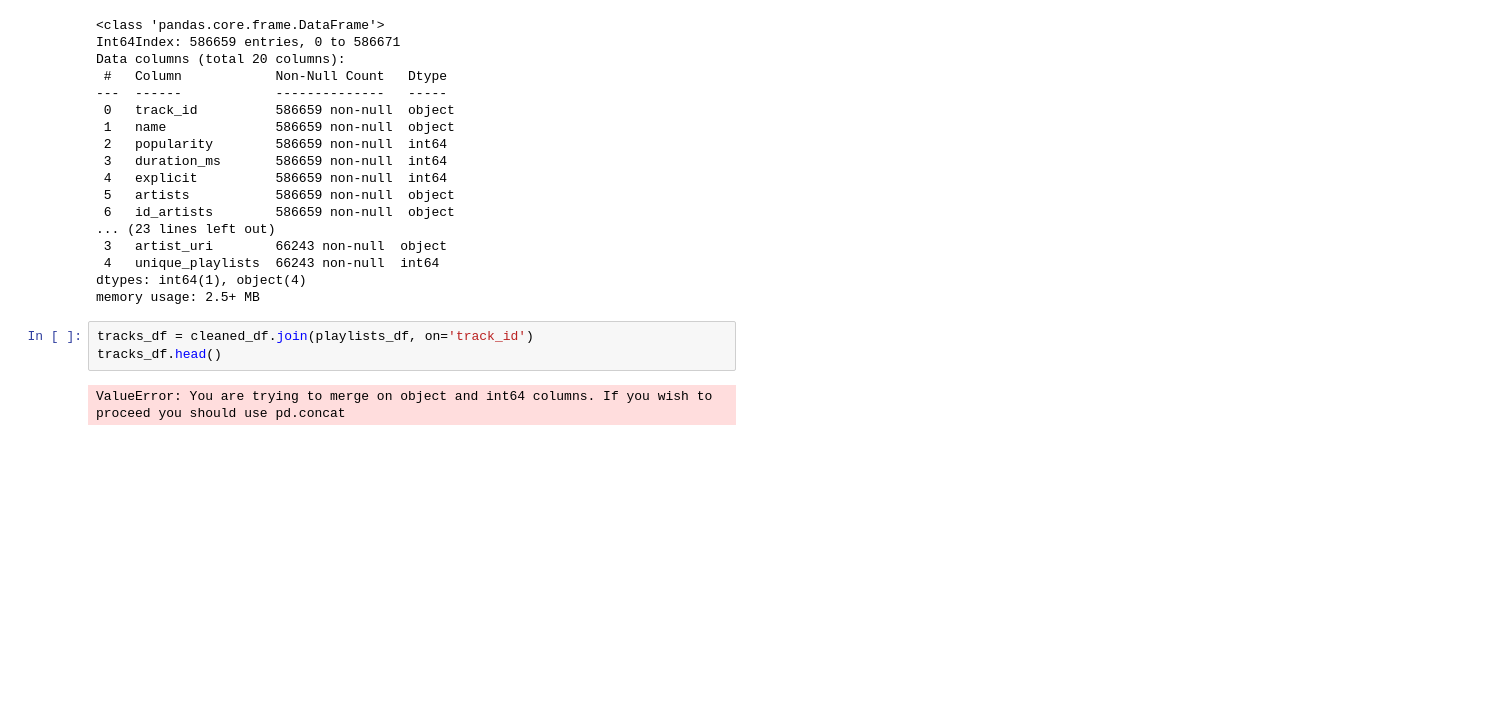
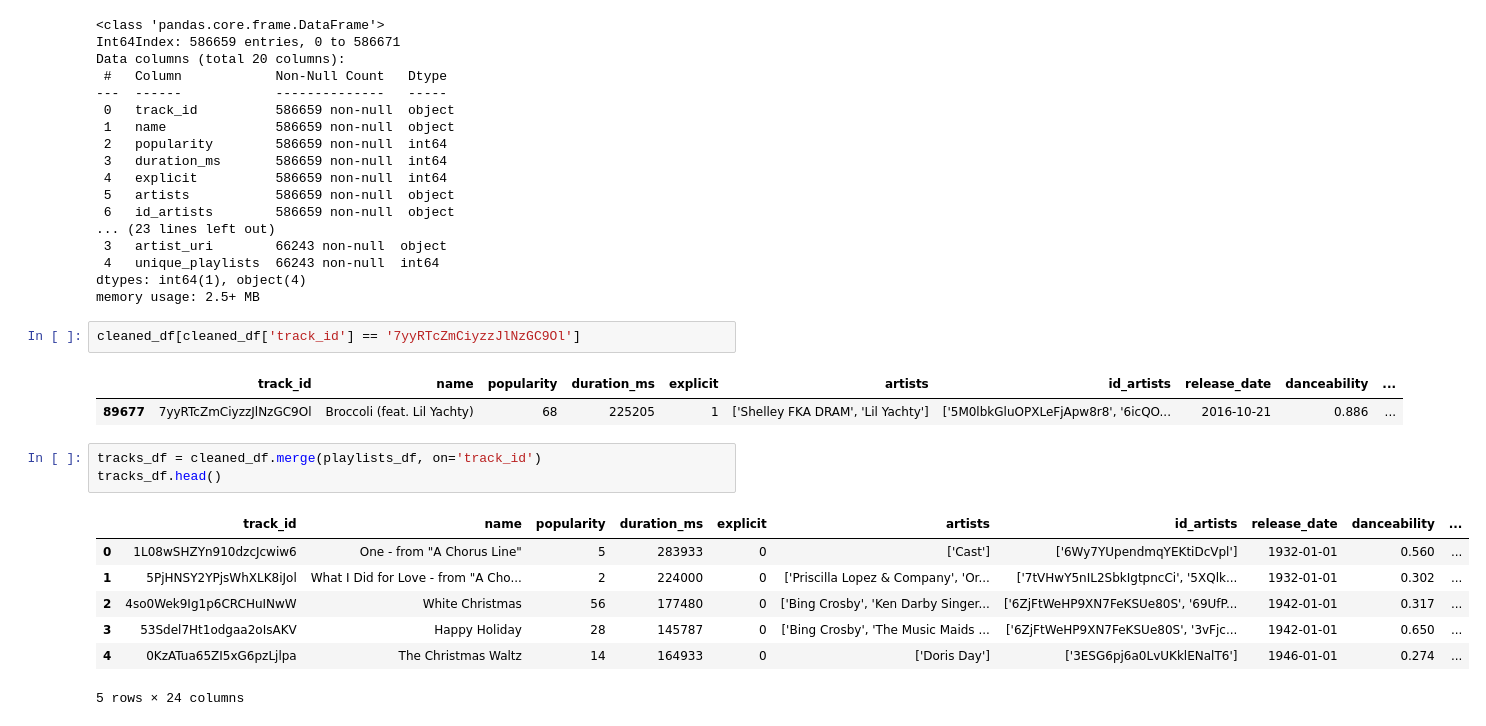
Before and after one commit to halmasieh/Spotify_Analysis, a Jupyter notebook: tracks_eda_etl.ipynb, the cells around one changed output. Drawn from its saved outputs; the diff is of its cells as text; blank space fills up the shorter version.

```diff
--- a/tracks_eda_etl.ipynb
+++ b/tracks_eda_etl.ipynb
@@ -484,8 +484,19 @@ Data columns (total 20 columns):
  4   unique_playlists  66243 non-null  int64
 dtypes: int64(1), object(4)
 memory usage: 2.5+ MB
+# %%
+cleaned_df[cleaned_df['track_id'] == '7yyRTcZmCiyzzJlNzGC9Ol']
+# %% [output]
+|  | track_id | name | popularity | duration_ms | explicit | artists | id_artists | release_date | danceability | ... |
+| 89677 | 7yyRTcZmCiyzzJlNzGC9Ol | Broccoli (feat. Lil Yachty) | 68 | 225205 | 1 | ['Shelley FKA DRAM', 'Lil Yachty'] | ['5M0lbkGluOPXLeFjApw8r8', '6icQO... | 2016-10-21 | 0.886 | ... |
 # %%
-tracks_df = cleaned_df.join(playlists_df, on='track_id')
+tracks_df = cleaned_df.merge(playlists_df, on='track_id')
 tracks_df.head()
 # %% [output]
+|  | track_id | name | popularity | duration_ms | explicit | artists | id_artists | release_date | danceability | ... |
+| 0 | 1L08wSHZYn910dzcJcwiw6 | One - from "A Chorus Line" | 5 | 283933 | 0 | ['Cast'] | ['6Wy7YUpendmqYEKtiDcVpl'] | 1932-01-01 | 0.560 | ... |
+| 1 | 5PjHNSY2YPjsWhXLK8iJol | What I Did for Love - from "A Cho... | 2 | 224000 | 0 | ['Priscilla Lopez & Company', 'Or... | ['7tVHwY5nIL2SbkIgtpncCi', '5XQlk... | 1932-01-01 | 0.302 | ... |
+| 2 | 4so0Wek9Ig1p6CRCHuINwW | White Christmas | 56 | 177480 | 0 | ['Bing Crosby', 'Ken Darby Singer... | ['6ZjFtWeHP9XN7FeKSUe80S', '69UfP... | 1942-01-01 | 0.317 | ... |
+| 3 | 53Sdel7Ht1odgaa2oIsAKV | Happy Holiday | 28 | 145787 | 0 | ['Bing Crosby', 'The Music Maids ... | ['6ZjFtWeHP9XN7FeKSUe80S', '3vFjc... | 1942-01-01 | 0.650 | ... |
+| 4 | 0KzATua65ZI5xG6pzLjlpa | The Christmas Waltz | 14 | 164933 | 0 | ['Doris Day'] | ['3ESG6pj6a0LvUKklENalT6'] | 1946-01-01 | 0.274 | ... |
-ValueError: You are trying to merge on object and int64 columns. If you wish to proceed you should use pd.concat
+5 rows × 24 columns
```
Also changed, not shown: parts of 19 cells of this notebook, 1 other file.
